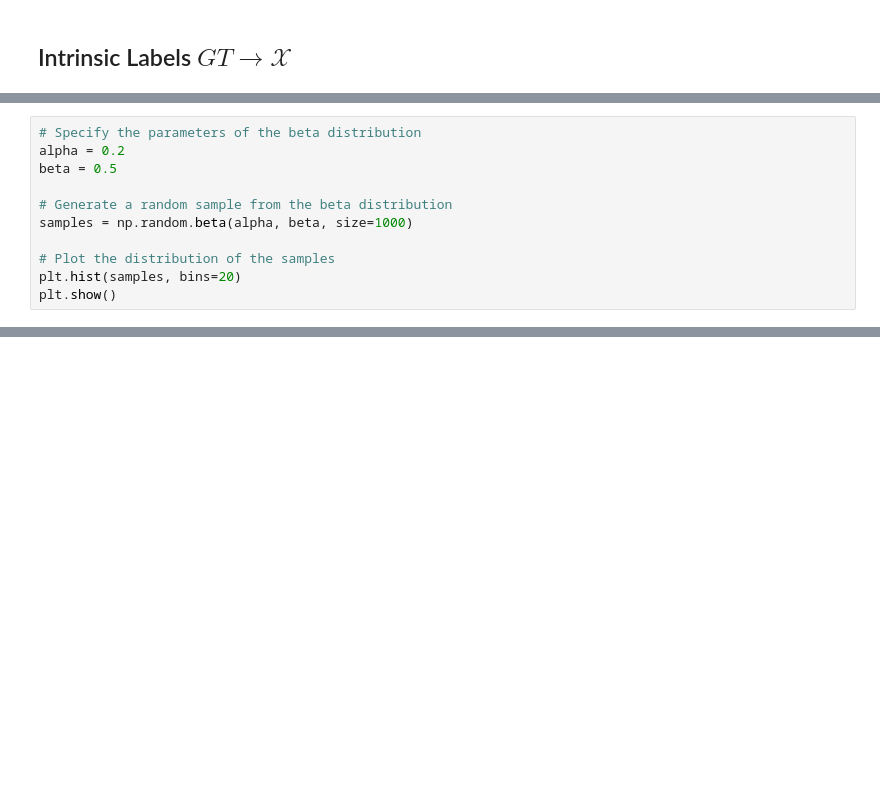
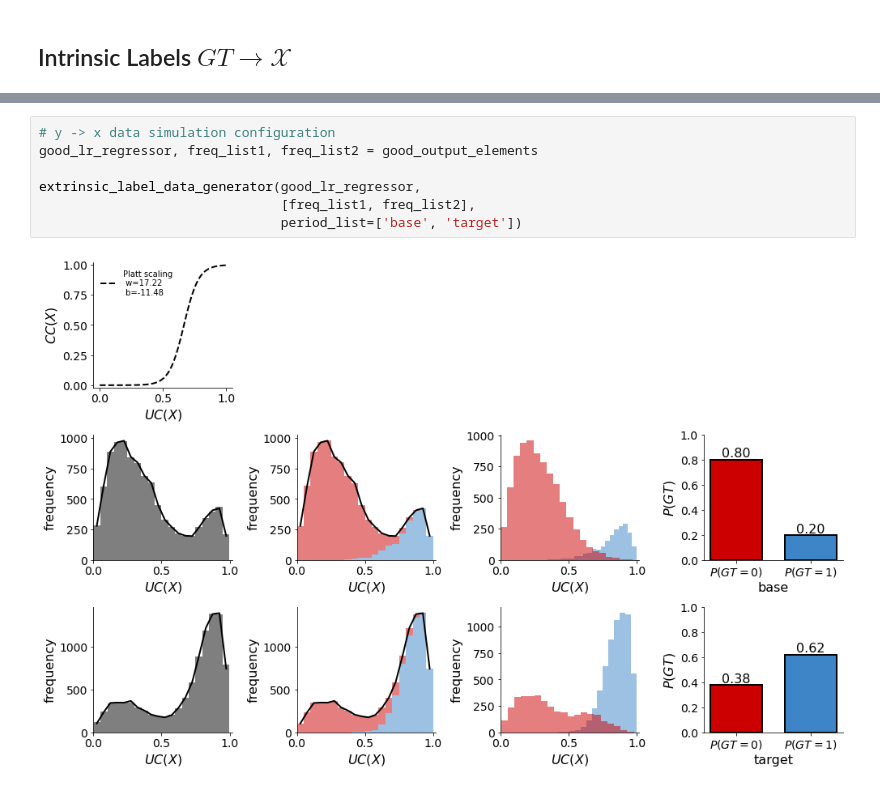
Before and after one commit to avalanchesiqi/prevalence-estimation-tutorial, a Jupyter notebook: code/Sec0-Data-Generating.ipynb, the cells around one changed output, grey strips where cells are left out. Drawn from its saved outputs; the diff is of its cells as text; blank space fills up the shorter version.

```diff
--- a/code/Sec0-Data-Generating.ipynb
+++ b/code/Sec0-Data-Generating.ipynb
@@ -2026,11 +64,0 @@ A function of four parameters $\alpha, \beta, w, b$, where $\alpha$ and $\beta$
-# %%
-# Specify the parameters of the beta distribution
-alpha = 0.2
-beta = 0.5
-
-# Generate a random sample from the beta distribution
-samples = np.random.beta(alpha, beta, size=1000)
-
-# Plot the distribution of the samples
-plt.hist(samples, bins=20)
-plt.show()
@@ -3330,0 +422,9 @@ print(' & '.join(map('{:.3f}'.format, output_list)))
+# %%
+# y -> x data simulation configuration
+good_lr_regressor, freq_list1, freq_list2 = good_output_elements
+
+extrinsic_label_data_generator(good_lr_regressor,
+                               [freq_list1, freq_list2],
+                               period_list=['base', 'target'])
+# %% [output]
+[figure, added]
```
Also changed, not shown: parts of 101 cells of this notebook, 5 other files.
